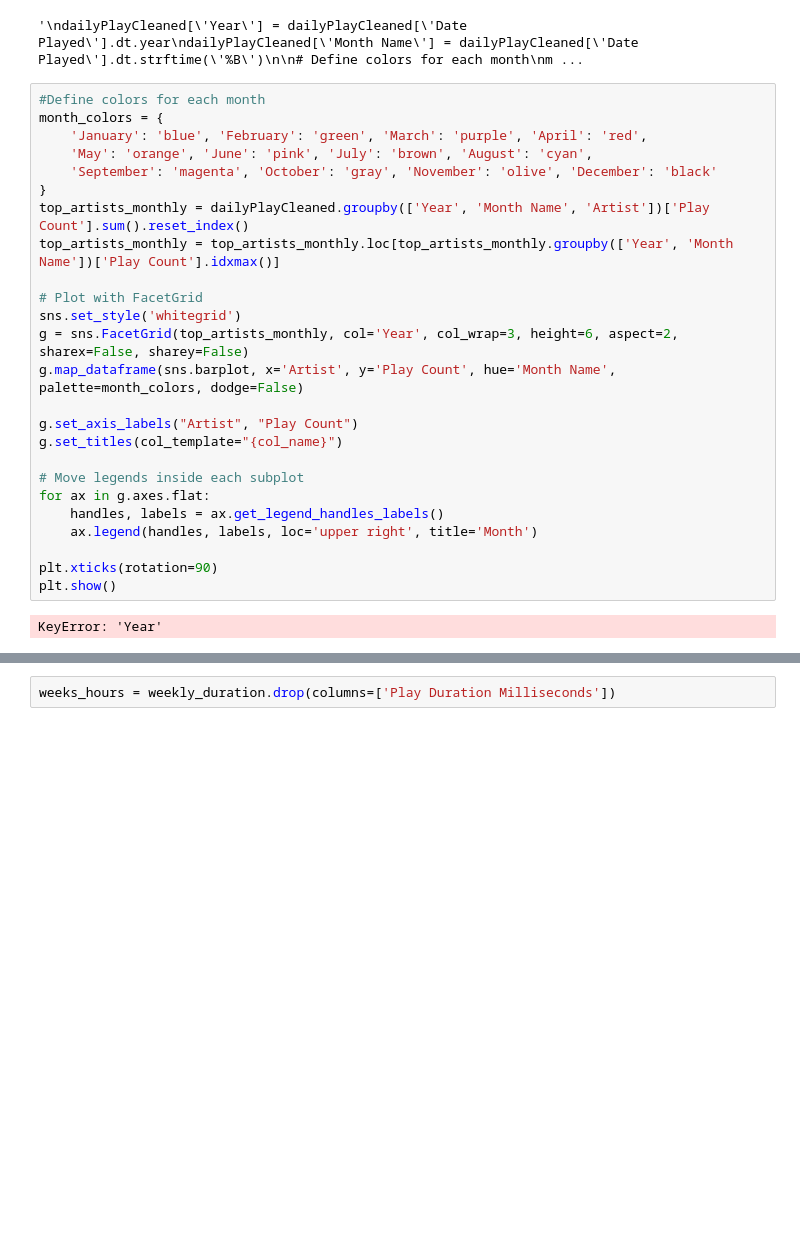
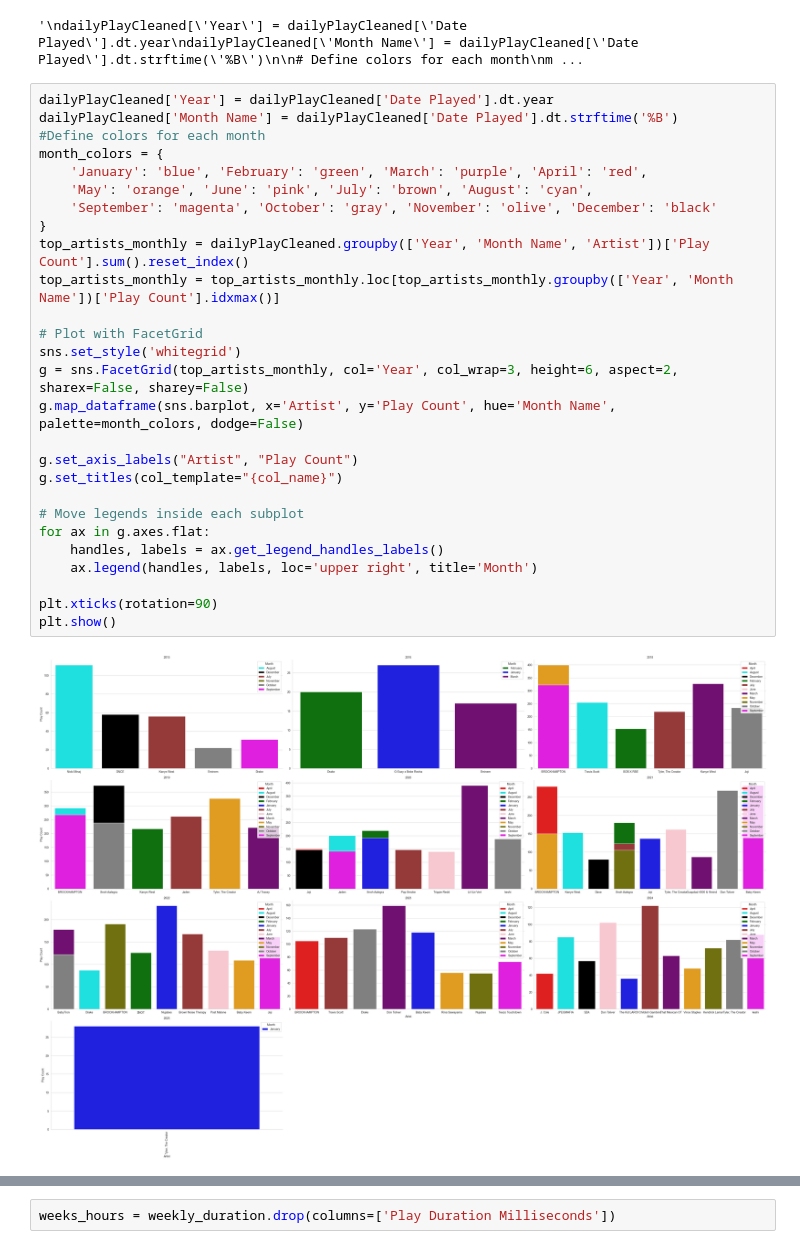
Before and after one commit to kurt-jr/Genius, a Jupyter notebook: AppleMusic.ipynb, the cells around one changed output, grey strips where cells are left out. Saved outputs shown, nothing was run; the diff lists cells and outputs as text; blank space fills up the shorter version.

```diff
--- a/AppleMusic.ipynb
+++ b/AppleMusic.ipynb
@@ -427,29 +430,31 @@ plt.show()
 # %% [output]
 '\ndailyPlayCleaned[\'Year\'] = dailyPlayCleaned[\'Date Played\'].dt.year\ndailyPlayCleaned[\'Month Name\'] = dailyPlayCleaned[\'Date Played\'].dt.strftime(\'%B\')\n\n# Define colors for each month\nm ...
 # %%
+dailyPlayCleaned['Year'] = dailyPlayCleaned['Date Played'].dt.year
+dailyPlayCleaned['Month Name'] = dailyPlayCleaned['Date Played'].dt.strftime('%B')
 #Define colors for each month
 month_colors = {
     'January': 'blue', 'February': 'green', 'March': 'purple', 'April': 'red',
     'May': 'orange', 'June': 'pink', 'July': 'brown', 'August': 'cyan',
     'September': 'magenta', 'October': 'gray', 'November': 'olive', 'December': 'black'
 }
 top_artists_monthly = dailyPlayCleaned.groupby(['Year', 'Month Name', 'Artist'])['Play Count'].sum().reset_index()
 top_artists_monthly = top_artists_monthly.loc[top_artists_monthly.groupby(['Year', 'Month Name'])['Play Count'].idxmax()]
 
 # Plot with FacetGrid
 sns.set_style('whitegrid')
 g = sns.FacetGrid(top_artists_monthly, col='Year', col_wrap=3, height=6, aspect=2, sharex=False, sharey=False)
 g.map_dataframe(sns.barplot, x='Artist', y='Play Count', hue='Month Name', palette=month_colors, dodge=False)
 
 g.set_axis_labels("Artist", "Play Count")
 g.set_titles(col_template="{col_name}")
 
 # Move legends inside each subplot
 for ax in g.axes.flat:
     handles, labels = ax.get_legend_handles_labels()
     ax.legend(handles, labels, loc='upper right', title='Month')
 
 plt.xticks(rotation=90)
 plt.show()
 # %% [output]
-KeyError: 'Year'
+[figure, added]
```
Also changed, not shown: parts of 6 cells of this notebook.
